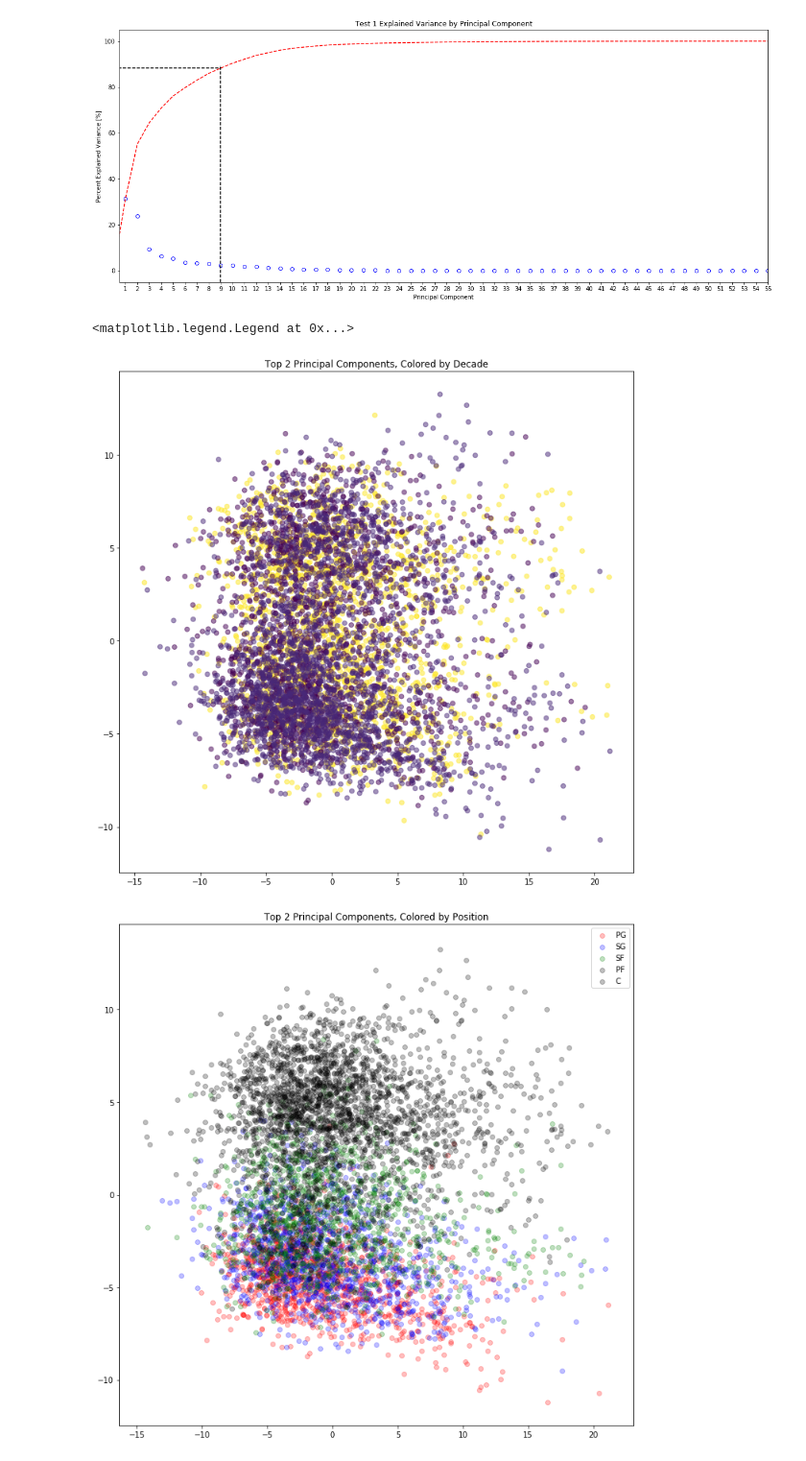
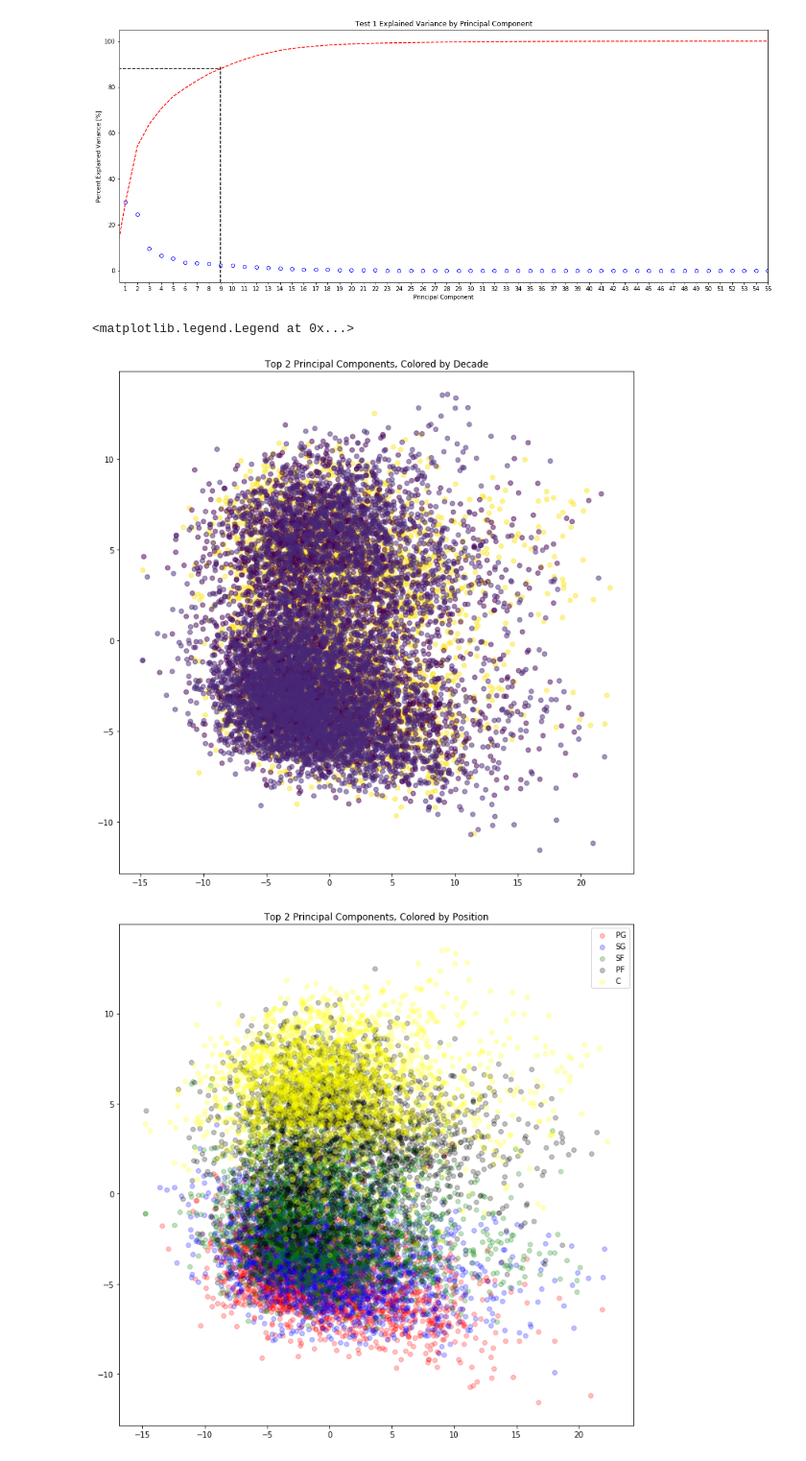
Before and after one commit to burnhamdr/NBA-Decade-Comparison, a Jupyter notebook: NBAstatsExploration.ipynb, the cells around one changed output. Shown at 96% size. Drawn from its saved outputs; the diff is of its cells as text; code cells hidden in the pictures.

```diff
--- a/NBAstatsExploration.ipynb
+++ b/NBAstatsExploration.ipynb
@@ -17,7 +18,7 @@ url3 = "https://www.basketball-reference.com/leagues/NBA_{}_per_poss.html"
 url4 = "https://www.basketball-reference.com/leagues/NBA_{}_advanced.html"
 urls = np.array([url1, url2, url3, url4])
 stats_year = pd.DataFrame()
-stats = pd.DataFrame()
+stats_raw = pd.DataFrame()
 count = 0
 for y in year:
     for u in urls:
@@ -73,13 +74,13 @@ for y in year:
         stats_year = pd.concat([stats_year, stats_new], axis=1, sort=False)
         count = count + 1
     stats_year.insert (4, "Year", (y*np.ones((p, 1))).astype(int))
-    stats = stats.append(stats_year, ignore_index=True)
+    stats_raw = stats_raw.append(stats_year, ignore_index=True)
     stats_year = pd.DataFrame()
 
 
-stats = stats.drop(['_pp', '\xa0', '\xa0', 'MP_pp', 'MP_pm', 'GS_pp', 'GS_pm'], axis=1)
-stats = stats.loc[:,~stats.columns.duplicated()]
-stats = stats[~stats['Player'].isnull()]#drop instances where player name is null
-stats.head(10)
+stats_raw = stats_raw.drop(['_pp', '\xa0', '\xa0', 'MP_pp', 'MP_pm', 'GS_pp', 'GS_pm'], axis=1)
+stats_raw = stats_raw.loc[:,~stats_raw.columns.duplicated()]
+stats_raw = stats_raw[~stats_raw['Player'].isnull()]#drop instances where player name is null
+stats_raw.head(10)
 # %% [output]
 Progress 99.2%
@@ -100,11 +88,11 @@ Progress 99.2%
 # %%
 #data preprocessing
-#stats.insert(5, 'Decade', stats.loc[:,'Year']%100 // 10)
+stats_raw.insert(5, 'Decade', stats_raw.loc[:,'Year']%100 // 10)
 #for columns known to be numeric, cast to numeric quantities
-for c in stats.loc[:, 'Year':].columns.tolist():
-    stats.loc[:, c] = pd.to_numeric(stats.loc[:, c])
+for c in stats_raw.loc[:, 'Year':].columns.tolist():
+    stats_raw.loc[:, c] = pd.to_numeric(stats_raw.loc[:, c])
 
-stats_filt = stats[stats["G"] >= 20]#filter out players who played less than 20 games
+stats_filt = stats_raw[stats_raw["G"] >= 20]#filter out players who played less than 20 games
 
 #get list of categories in the filtered data set that have null entries after casting to numeric
 nulls = [i for i, e in enumerate(stats_filt.isnull().sum().tolist()) if e != 0]
@@ -135,21 +123,22 @@ years = stats_filt.loc[:, 'Year'].unique().tolist()#list of years in data set
 bp_list = []
 count = 0
 for y in years:
-    temp = stats_filt[stats_filt["Tm"] == 'TOT']#grab instances where a player has a "total" team played for, meaning theyve played for multiple teams in a year
+    print("Progress {:2.1%}".format(count / (len(years))), end="\r")#print progress of paint can position acquisition
+    temp = stats_filt[(stats_filt["Year"] == y) & (stats_filt["Tm"] == 'TOT')]#grab instances where a player has a "total" team played for, meaning theyve played for multiple teams in a year
     for p in temp['Player']:#for each player that has played for multiple teams
-        print("Progress {:2.1%}".format(count / (len(years)*len(temp))), end="\r")#print progress of paint can position acquisition
-        pdata = stats_filt[stats_filt["Player"] == p]#find the rest of their data from the individual teams
+        pdata = stats_filt[(stats_filt["Year"] == y) & (stats_filt["Player"] == p)]#find the rest of their data from the individual teams for that year
         teams = pdata['Tm'].values.tolist()#get list of teams played for
         if 'TOT' in teams: teams.remove('TOT')#remove "total" team name
         newTm = '/'.join(teams)#join all teams played for seperated by /
 
-        indexNames = stats_filt[(stats_filt['Player'] == p) & (stats_filt['Tm'] != 'TOT')].index# Get indexes for player on multiple other teams
+        indexNames = temp[(temp['Player'] == p) & (temp['Tm'] != 'TOT')].index# Get indexes for player on multiple other teams
         stats_filt.drop(indexNames , inplace=True)# Delete these row indexes from dataFrame
-        stats_filt[stats_filt['Player'] == p].loc['Tm'] = newTm#set Tm name to the concatenated string.
-        count = count + 1
+        pidx = stats_filt[stats_filt['Player'] == p].index
+        stats_filt.loc[pidx, 'Tm'] = newTm#set Tm name to the concatenated string.
+    count = count + 1
 
 
-
-print(stats.shape)#shape of original data set
+print("\n")
+print(stats_raw.shape)#shape of original data set
 print(stats_filt.shape)#shape after filtering on games played
 # %% [output]
@@ -196,25 +187,24 @@ ax1.set_xlim([0.5, 55])
 # %%
 #Top Mode PCA Plots
 #first plot colored by decade
 fig, ax = plt.subplots(figsize=(12, 12))
 ax.scatter(pDf_1.loc[:,"PC1"], pDf_1.loc[:,"PC2"], alpha=0.5, c=pDf_1.loc[:,'Decade'])
 ax.set_title("Top 2 Principal Components, Colored by Decade")
 
 #second plot of principal components colored by position
 fig, ax = plt.subplots(figsize=(12, 12))
-colors = {'PG':'red', 'SG':'blue', 'SF':'green', 'PF':'black', 'C':'black'}
+colors = {'PG':'red', 'SG':'blue', 'SF':'green', 'PF':'black', 'C':'yellow'}
 labels = list(colors.keys())
 for g in labels:
     ix = pDf_1.index[pDf_1['Pos'] == g]
     ax.scatter(pDf_1.loc[ix, "PC1"], pDf_1.loc[ix, "PC2"], alpha=0.25, c = colors[g], label = g)
 ax.set_title("Top 2 Principal Components, Colored by Position")
 ax.legend()
-#ax.scatter(pDf_1.loc[:,"PC1"], pDf_1.loc[:,"PC2"], alpha=0.5, label=labels ,c=pDf_1.loc[:,'Pos'].apply(lambda x: colors[x]))
 ax.legend(labels)
 # %% [output]
 <matplotlib.legend.Legend at 0x...>
-[figure, old version]
+[figure, new version]
-[figure, old version]
+[figure, new version]
 # %%
 '''Our plan is to split the data set into each decade and first apply PCA to reduce the dimensions of the data
 of each decade. Then we intend to apply ICA to search for statistically independent signals within the data.
```
Also changed, not shown: parts of 6 cells of this notebook.
